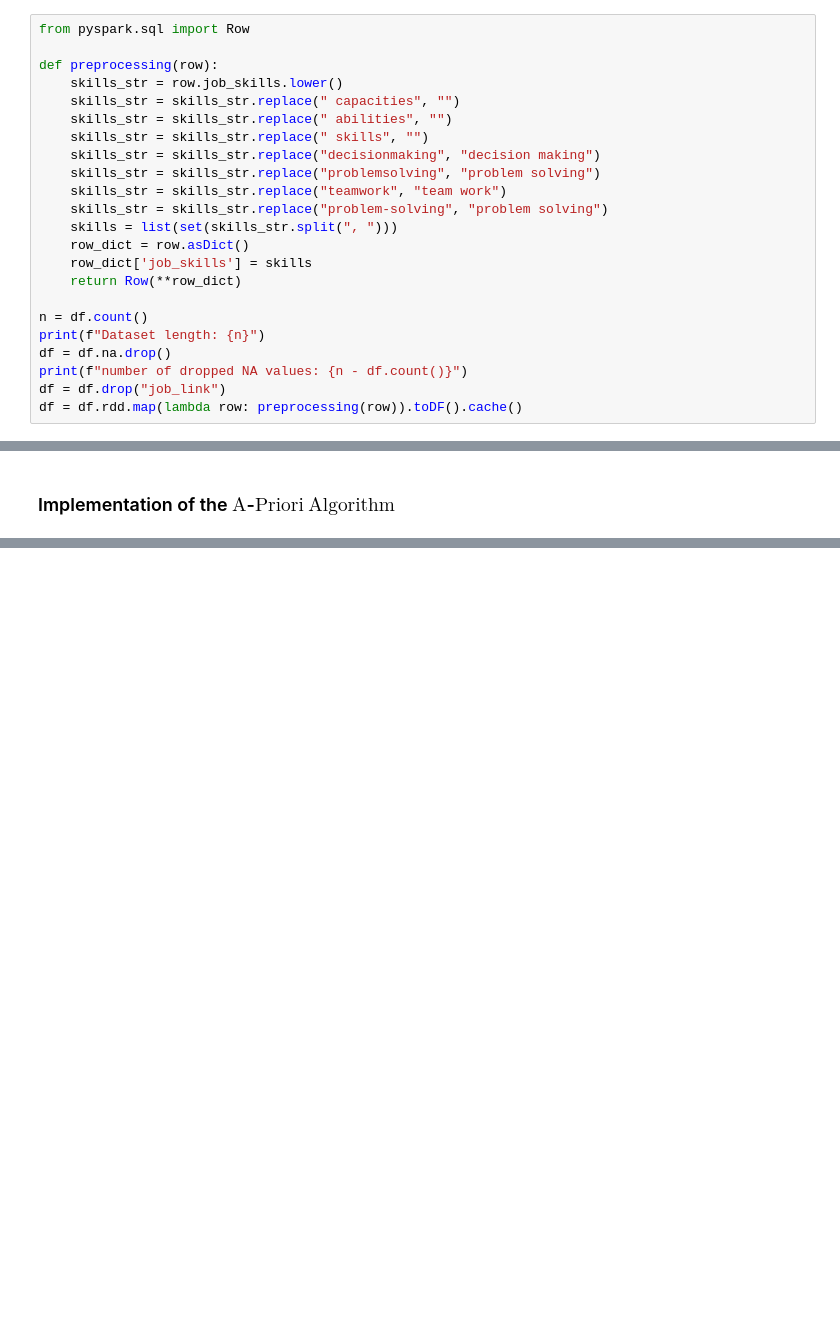
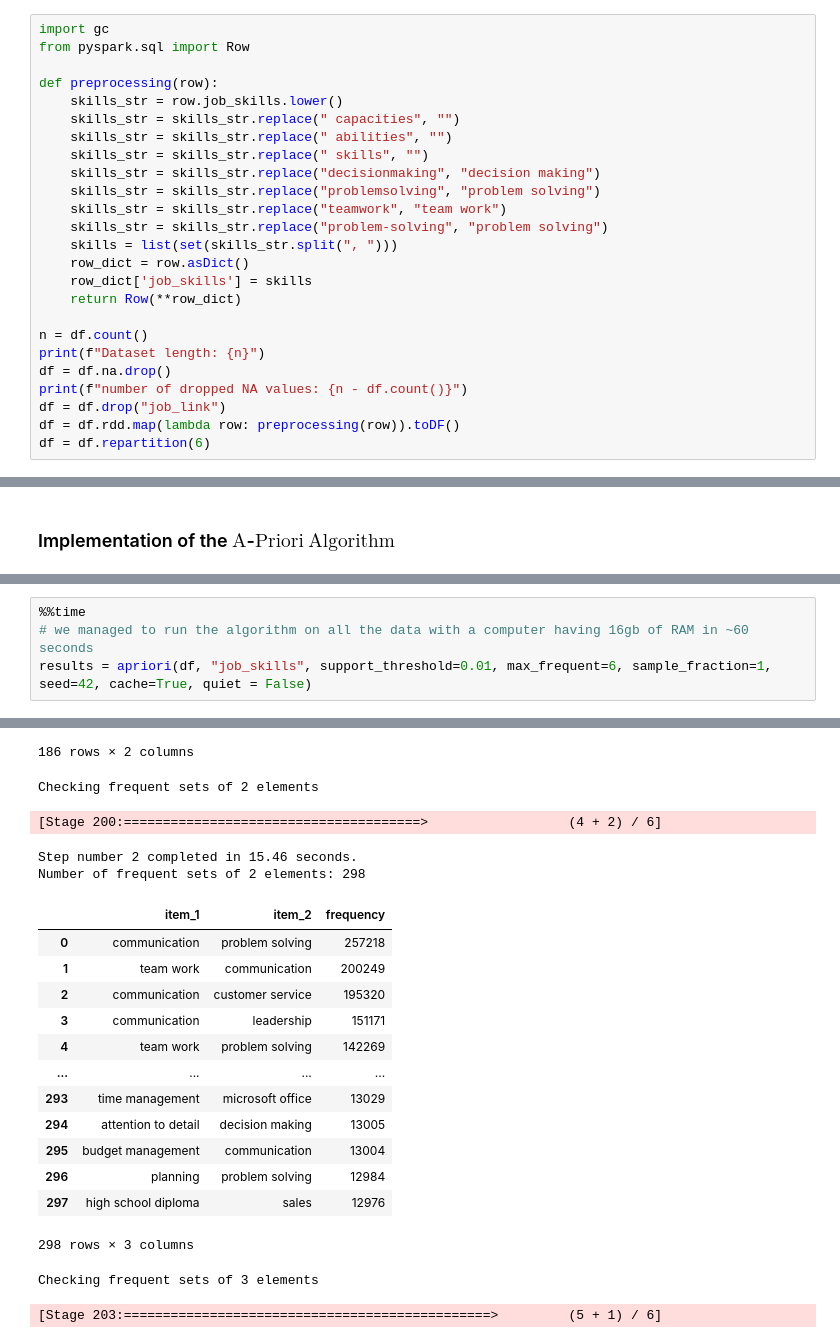
Before and after one commit to Tortar/Frequent_ItemSets_Project, a Jupyter notebook: Market_Basket_Analysis.ipynb, the cells around one changed output, grey strips where cells are left out. Saved outputs shown, nothing was run; the diff lists cells and outputs as text; blank space fills up the shorter version.

```diff
--- a/Market_Basket_Analysis.ipynb
+++ b/Market_Basket_Analysis.ipynb
@@ -62,6 +57,7 @@ To adjust logging level use sc.setLogLevel(newLevel). For SparkR, use setLogLeve
 +--------------------+--------------------+
 only showing top 20 rows
 # %%
+import gc
 from pyspark.sql import Row
 
 def preprocessing(row):
@@ -83,7 +79,8 @@ print(f"Dataset length: {n}")
 df = df.na.drop()
 print(f"number of dropped NA values: {n - df.count()}")
 df = df.drop("job_link")
-df = df.rdd.map(lambda row: preprocessing(row)).toDF().cache()
+df = df.rdd.map(lambda row: preprocessing(row)).toDF()
+df = df.repartition(6)
 # %% [output]
 Dataset length: 1296381
 number of dropped NA values: 2007
@@ -166,0 +163,5 @@ def display_n(df,n):
+# %%
+%%time
+# we managed to run the algorithm on all the data with a computer having 16gb of RAM in ~60 seconds
+results = apriori(df, "job_skills", support_threshold=0.01, max_frequent=6, sample_fraction=1, seed=42, cache=True, quiet = False)
+# %% [output]
@@ -166,0 +184,20 @@ def display_n(df,n):
+186 rows × 2 columns
+Checking frequent sets of 2 elements
+[Stage 200:======================================>                  (4 + 2) / 6]
+Step number 2 completed in 15.46 seconds.
+Number of frequent sets of 2 elements: 298
+|  | item_1 | item_2 | frequency |
+| 0 | communication | problem solving | 257218 |
+| 1 | team work | communication | 200249 |
+| 2 | communication | customer service | 195320 |
+| 3 | communication | leadership | 151171 |
+| 4 | team work | problem solving | 142269 |
+| ... | ... | ... | ... |
+| 293 | time management | microsoft office | 13029 |
+| 294 | attention to detail | decision making | 13005 |
+| 295 | budget management | communication | 13004 |
+| 296 | planning | problem solving | 12984 |
+| 297 | high school diploma | sales | 12976 |
+298 rows × 3 columns
+Checking frequent sets of 3 elements
+[Stage 203:===============================================>         (5 + 1) / 6]
```
Also changed, not shown: parts of 5 cells of this notebook.
